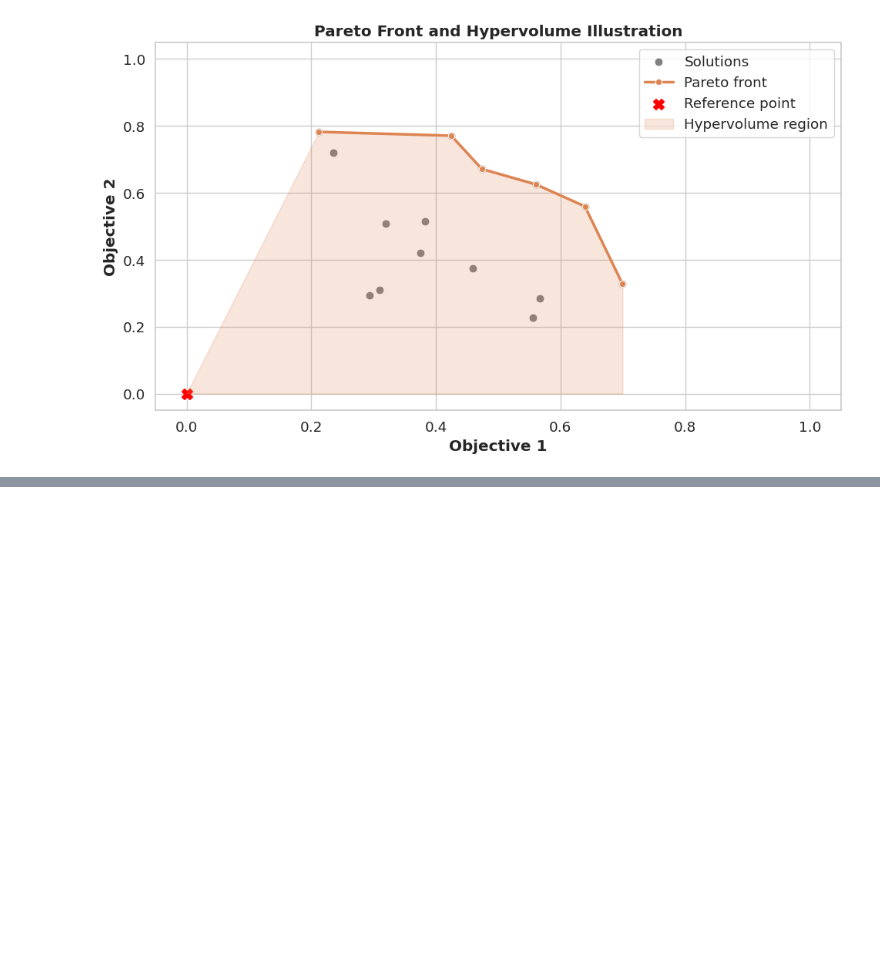
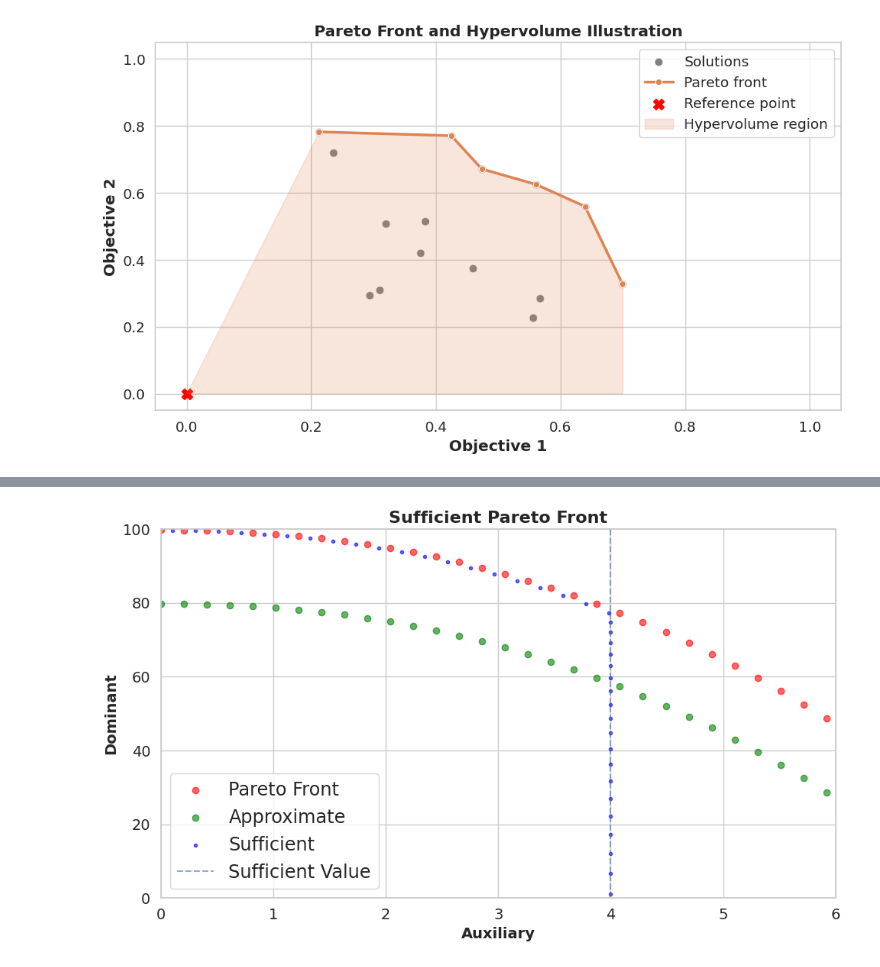
Before and after one commit to goncamateus/dylam, a Jupyter notebook: result_analysis/pareto.ipynb, the cells around one changed output, grey strips where cells are left out. Cells and saved outputs as stored; diff of their text form; code cells hidden in the pictures; blank space fills up the shorter version.

Commit message:
feat: Add suff_pareto.pdf for result analysis visualization

```diff
--- a/result_analysis/pareto.ipynb
+++ b/result_analysis/pareto.ipynb
@@ -331,3 +331,75 @@ plt.tight_layout()
 plt.show()
 # %% [output]
 [figure]
+# %%
+def dominant_reward(x):
+    circle = np.sqrt(426**1.5 - x**3)
+    square = np.power(x, 2.2)
+    return circle - square + 6
+
+
+def approximate(pareto):
+    return pareto - 20
+
+
+def sufficient(approx, pareto):
+    suff = pareto.copy()
+    return suff
+
+
+def pareto_front(obj1, obj2):
+    obj_hold = []
+    for i, value in enumerate(obj1):
+        exists = not (obj1 > value).any()
+        exists_obj2 = not (obj2[obj1 > value] > obj2[obj1 == value]).any()
+        if exists or exists_obj2:
+            obj_hold.append(i)
+    return np.array(obj_hold)
+
+
+sns.set_theme(style="whitegrid")
+
+auxiliary = np.linspace(0, 10, 50)
+pareto = dominant_reward(auxiliary)
+df_pareto = pd.DataFrame({"obj1": auxiliary, "obj2": pareto})
+
+approx = approximate(pareto)
+suff = sufficient(approx, pareto)
+df_approx = pd.DataFrame({"obj1": auxiliary, "obj2": approx})
+df_suff = pd.DataFrame({"obj1": auxiliary-.1, "obj2": suff})
+
+pareto_idx = pareto_front(obj1=df_pareto["obj1"].values, obj2=df_pareto["obj2"].values)
+df_pareto = df_pareto.loc[pareto_idx]
+
+approx_idx = pareto_front(obj1=df_approx["obj1"].values, obj2=df_approx["obj2"].values)
+df_approx = df_approx.loc[approx_idx]
+
+suff_idx = pareto_front(obj1=df_suff["obj1"].values, obj2=df_suff["obj2"].values)
+df_suff = df_suff.loc[suff_idx]
+df_suff["obj1"][df_suff["obj1"] > 4] = 4
+
+
+suff_value = df_suff.dropna()
+suff_value = suff_value["obj2"].values[-2]
+
+plt.figure(figsize=(10, 6))
+plt.scatter(
+    df_pareto["obj1"], df_pareto["obj2"], color="red", label="Pareto Front", alpha=0.6
+)
+plt.scatter(
+    df_approx["obj1"], df_approx["obj2"], color="green", label="Approximate", alpha=0.6
+)
+plt.scatter(
+    df_suff["obj1"], df_suff["obj2"], color="blue", marker=".", label="Sufficient", alpha=0.6
+)
+plt.axvline(4, linestyle="--", alpha=0.6, label="Sufficient Value")
+plt.legend(fontsize="x-large")
+plt.title("Sufficient Pareto Front", weight="bold", fontsize=16)
+plt.ylabel("Dominant", weight="bold", fontsize=14)
+plt.xlabel("Auxiliary", weight="bold", fontsize=14)
+plt.tick_params(axis="both", which="major", labelsize=14)
+plt.ylim(0, 100)
+plt.xlim(0, 6)
+plt.tight_layout()
+plt.savefig("suff_pareto.pdf", format="pdf")
+# %% [output]
@@ -333,0 +416 @@ plt.show()
+[figure, added]
```
Also changed, not shown: parts of 2 cells of this notebook, 3 other files.
